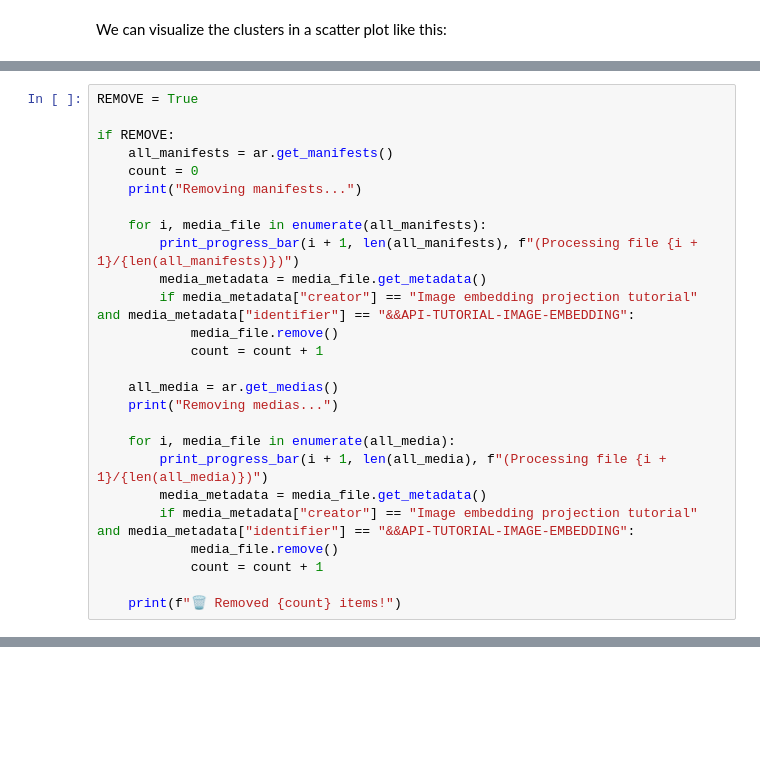
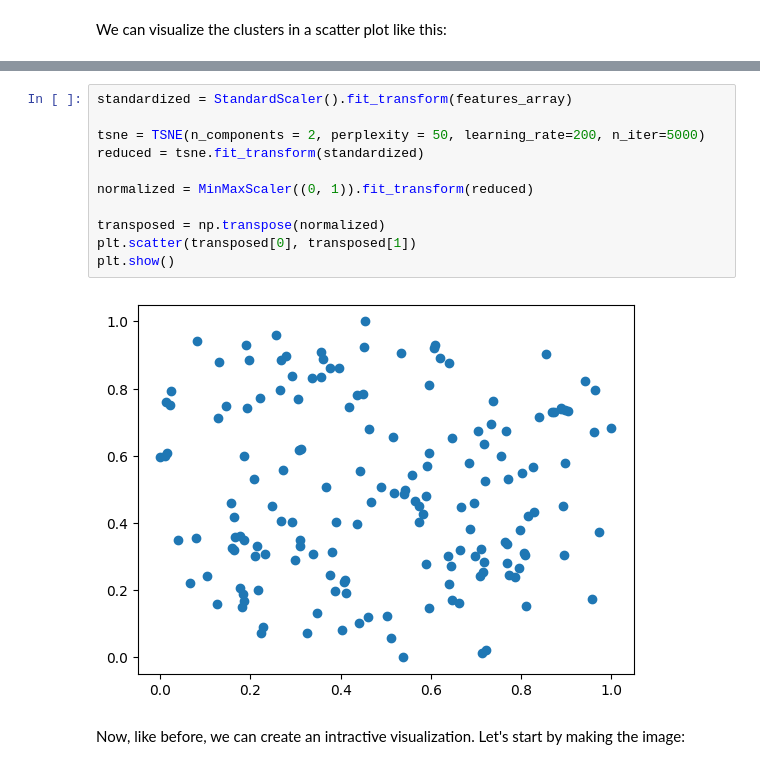
Before and after one commit to ARVEST-APP/ml-notebooks, a Jupyter notebook: _local/workflows/distant-viewing/03-Video-Decomposition-Clustering/03-Video-Decomposition-Clustering.ipynb, the cells around one changed output, grey strips where cells are left out. Saved outputs shown, nothing was run; the diff lists cells and outputs as text; blank space fills up the shorter version.

```diff
--- a/_local/workflows/distant-viewing/03-Video-Decomposition-Clustering/03-Video-Decomposition-Clustering.ipynb
+++ b/_local/workflows/distant-viewing/03-Video-Decomposition-Clustering/03-Video-Decomposition-Clustering.ipynb
@@ -425,26 +375,0 @@ And finally, we can remove from Arvest all of our content. We can get all of our
-# %%
-REMOVE = True
-
-if REMOVE:
-    all_manifests = ar.get_manifests()
-    count = 0
-    print("Removing manifests...")
-
-    for i, media_file in enumerate(all_manifests):
-        print_progress_bar(i + 1, len(all_manifests), f"(Processing file {i + 1}/{len(all_manifests)})")
-        media_metadata = media_file.get_metadata()
-        if media_metadata["creator"] == "Image embedding projection tutorial" and media_metadata["identifier"] == "&&API-TUTORIAL-IMAGE-EMBEDDING":
-            media_file.remove()
-            count = count + 1
-
-    all_media = ar.get_medias()
-    print("Removing medias...")
-
-    for i, media_file in enumerate(all_media):
-        print_progress_bar(i + 1, len(all_media), f"(Processing file {i + 1}/{len(all_media)})")
-        media_metadata = media_file.get_metadata()
-        if media_metadata["creator"] == "Image embedding projection tutorial" and media_metadata["identifier"] == "&&API-TUTORIAL-IMAGE-EMBEDDING":
-            media_file.remove()
-            count = count + 1
-
-    print(f"🗑️ Removed {count} items!")
@@ -450,0 +538,15 @@ if REMOVE:
+# %%
+standardized = StandardScaler().fit_transform(features_array)
+
+tsne = TSNE(n_components = 2, perplexity = 50, learning_rate=200, n_iter=5000)
+reduced = tsne.fit_transform(standardized)
+
+normalized = MinMaxScaler((0, 1)).fit_transform(reduced)
+
+transposed = np.transpose(normalized)
+plt.scatter(transposed[0], transposed[1])
+plt.show()
+# %% [output]
+[figure, added]
+# %% [markdown]
+Now, like before, we can create an intractive visualization. Let's start by making the image:
```
Also changed, not shown: parts of 44 cells of this notebook, 1 other file.
